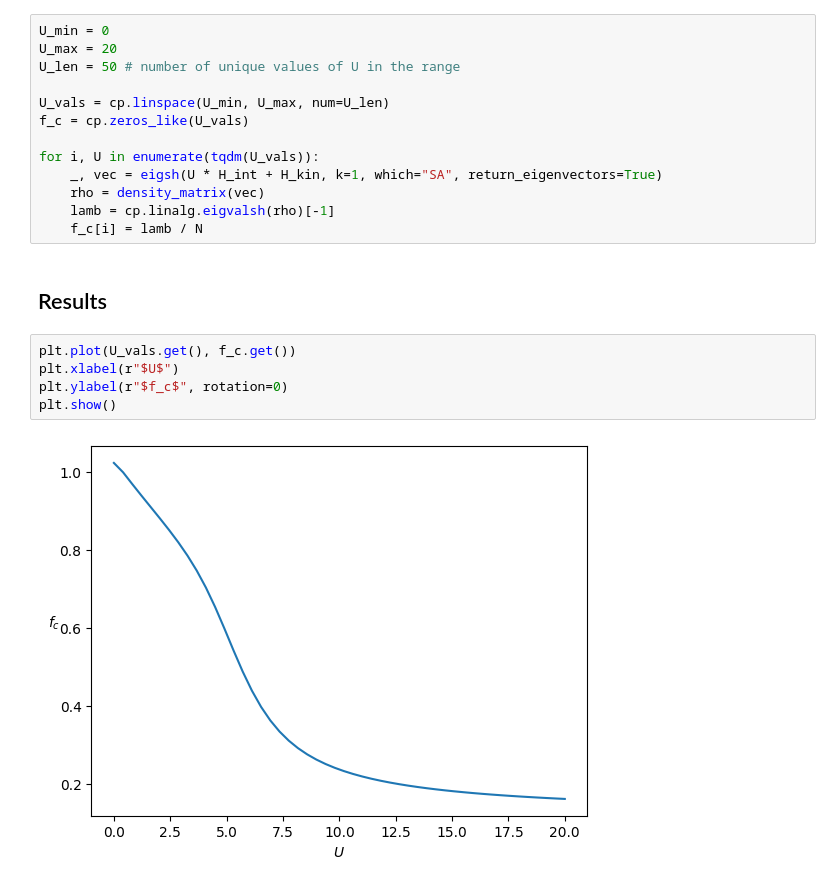
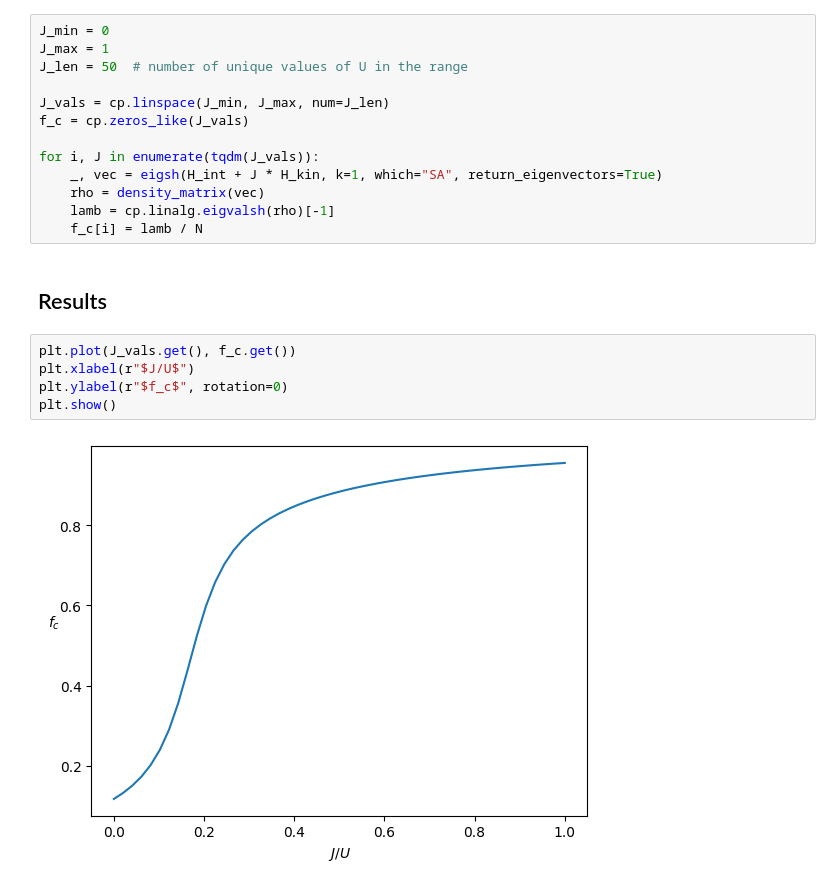
Before and after one commit to kpatucha/Playground, a Jupyter notebook: notebooks/BH_exact_diag.ipynb, the cells around one changed output. Drawn from its saved outputs; the diff is of its cells as text.

```diff
--- a/notebooks/BH_exact_diag.ipynb
+++ b/notebooks/BH_exact_diag.ipynb
@@ -155,24 +155,24 @@ def density_matrix(vec):
         rho[i, j] = vec[idx, 0] @ (coef * vec[non_zero[j], 0])
     return rho
 # %%
-U_min = 0
-U_max = 20
-U_len = 50 # number of unique values of U in the range
+J_min = 0
+J_max = 1
+J_len = 50  # number of unique values of U in the range
 
-U_vals = cp.linspace(U_min, U_max, num=U_len)
-f_c = cp.zeros_like(U_vals)
+J_vals = cp.linspace(J_min, J_max, num=J_len)
+f_c = cp.zeros_like(J_vals)
 
-for i, U in enumerate(tqdm(U_vals)):
-    _, vec = eigsh(U * H_int + H_kin, k=1, which="SA", return_eigenvectors=True)
+for i, J in enumerate(tqdm(J_vals)):
+    _, vec = eigsh(H_int + J * H_kin, k=1, which="SA", return_eigenvectors=True)
     rho = density_matrix(vec)
     lamb = cp.linalg.eigvalsh(rho)[-1]
     f_c[i] = lamb / N
 # %% [markdown]
 ## Results
 # %%
-plt.plot(U_vals.get(), f_c.get())
-plt.xlabel(r"$U$")
+plt.plot(J_vals.get(), f_c.get())
+plt.xlabel(r"$J/U$")
 plt.ylabel(r"$f_c$", rotation=0)
 plt.show()
 # %% [output]
-[figure, old version]
+[figure, new version]
```
Also changed, not shown: parts of 1 cell of this notebook.
